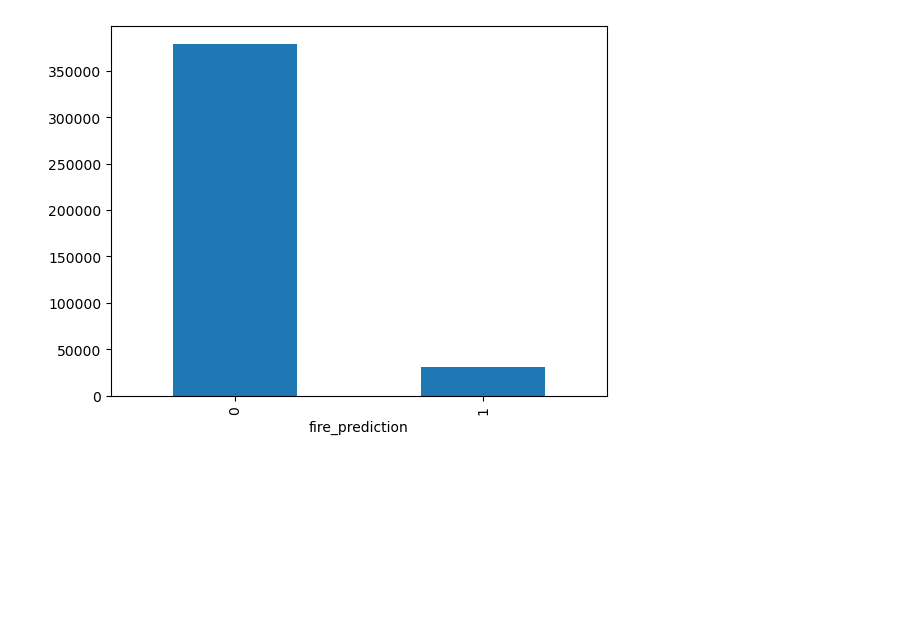
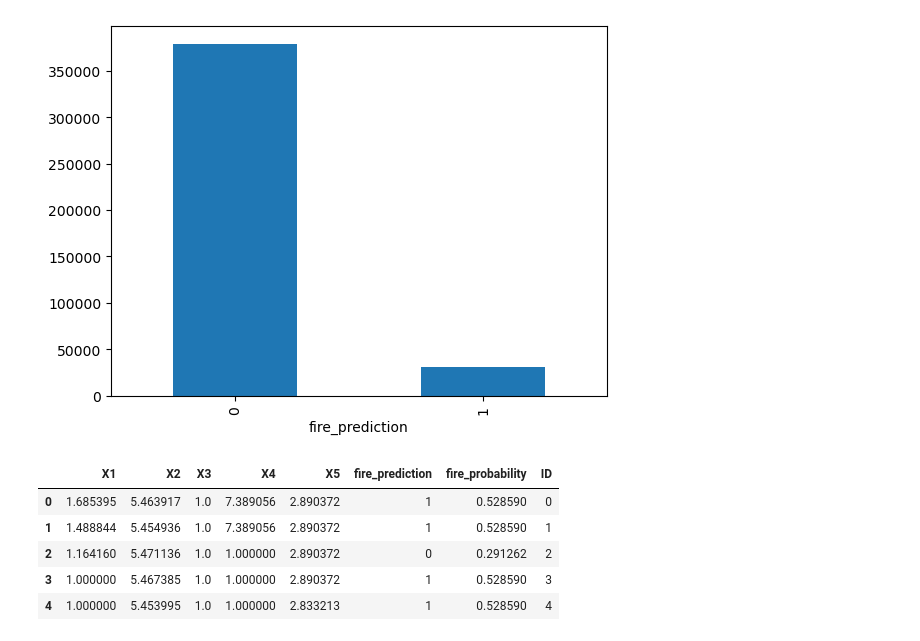
Before and after one commit to devendrakushwah80/fire-alarm-prediction-ml, a Jupyter notebook: Fire_Alarm_Prediction_Decision_Tree.ipynb, the cells around one changed output. Saved outputs shown, nothing was run; the diff lists cells and outputs as text; code cells hidden in the pictures; blank space fills up the shorter version.

```diff
--- a/Fire_Alarm_Prediction_Decision_Tree.ipynb
+++ b/Fire_Alarm_Prediction_Decision_Tree.ipynb
@@ -308,3 +321,5 @@ new_df = pd.read_parquet("test.parquet")
+# %%
+ids = new_df[['ID']].copy()
 # %%
 X_new = new_df.copy()
 # %%
@@ -359,3 +374,14 @@ new_df['fire_prediction'].value_counts().plot(kind='bar')
 # %% [output]
 <Axes: xlabel='fire_prediction'>
 [figure]
+# %%
+new_df['ID'] = ids.loc[new_df.index, 'ID'].values
+# %%
+new_df.head()
+# %% [output]
+|  | X1 | X2 | X3 | X4 | X5 | fire_prediction | fire_probability | ID |
+| 0 | 1.685395 | 5.463917 | 1.0 | 7.389056 | 2.890372 | 1 | 0.528590 | 0 |
+| 1 | 1.488844 | 5.454936 | 1.0 | 7.389056 | 2.890372 | 1 | 0.528590 | 1 |
+| 2 | 1.164160 | 5.471136 | 1.0 | 1.000000 | 2.890372 | 0 | 0.291262 | 2 |
+| 3 | 1.000000 | 5.467385 | 1.0 | 1.000000 | 2.890372 | 1 | 0.528590 | 3 |
+| 4 | 1.000000 | 5.453995 | 1.0 | 1.000000 | 2.833213 | 1 | 0.528590 | 4 |
```
Also changed, not shown: parts of 7 cells of this notebook.
